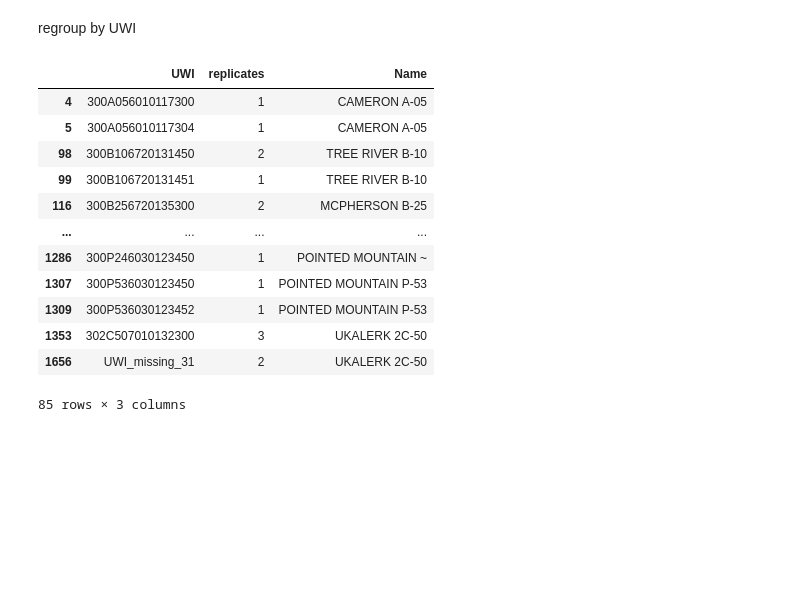
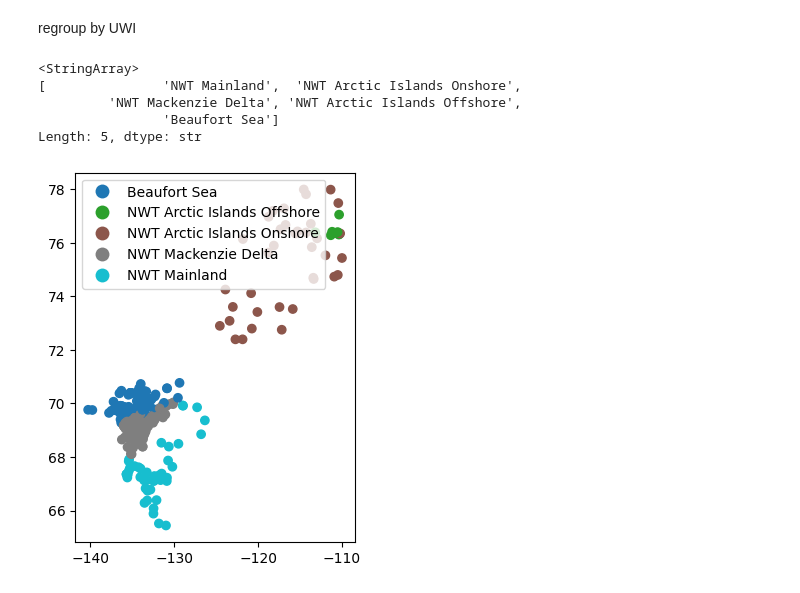
Before and after one commit to gsc-permafrost/NorthernWellSites, a Jupyter notebook: NorthernWellDatabase.ipynb, the cells around one changed output. Cells and saved outputs as stored; diff of their text form; code cells hidden in the pictures; blank space fills up the shorter version.

```diff
--- a/NorthernWellDatabase.ipynb
+++ b/NorthernWellDatabase.ipynb
@@ -801,15 +728,13 @@ regroup by UWI
 # %%
+fig,ax=plt.subplots()
+gpd.GeoDataFrame(CER,geometry=gpd.points_from_xy(x=CER['x'],y=CER['y']),crs='WGS1984').plot(ax=ax,column='REGION',legend=True)
+# gpd.GeoDataFrame(GeoYukon,geometry=gpd.points_from_xy(x=GeoYukon['x'],y=GeoYukon['y']),crs='WGS1984').plot(ax=ax,color='r')
+# Basin.columns
+CER['REGION'].unique()
 # %% [output]
-|  | UWI | replicates | Name |
-| 4 | 300A056010117300 | 1 | CAMERON A-05 |
-| 5 | 300A056010117304 | 1 | CAMERON A-05 |
-| 98 | 300B106720131450 | 2 | TREE RIVER B-10 |
-| 99 | 300B106720131451 | 1 | TREE RIVER B-10 |
-| 116 | 300B256720135300 | 2 | MCPHERSON B-25 |
-| ... | ... | ... | ... |
-| 1286 | 300P246030123450 | 1 | POINTED MOUNTAIN ~ |
-| 1307 | 300P536030123450 | 1 | POINTED MOUNTAIN P-53 |
-| 1309 | 300P536030123452 | 1 | POINTED MOUNTAIN P-53 |
-| 1353 | 302C507010132300 | 3 | UKALERK 2C-50 |
-| 1656 | UWI_missing_31 | 2 | UKALERK 2C-50 |
-85 rows × 3 columns
+<StringArray>
+[               'NWT Mainland',  'NWT Arctic Islands Onshore',
+         'NWT Mackenzie Delta', 'NWT Arctic Islands Offshore',
+                'Beaufort Sea']
+Length: 5, dtype: str
+[figure, added]
```
Also changed, not shown: parts of 8 cells of this notebook.
